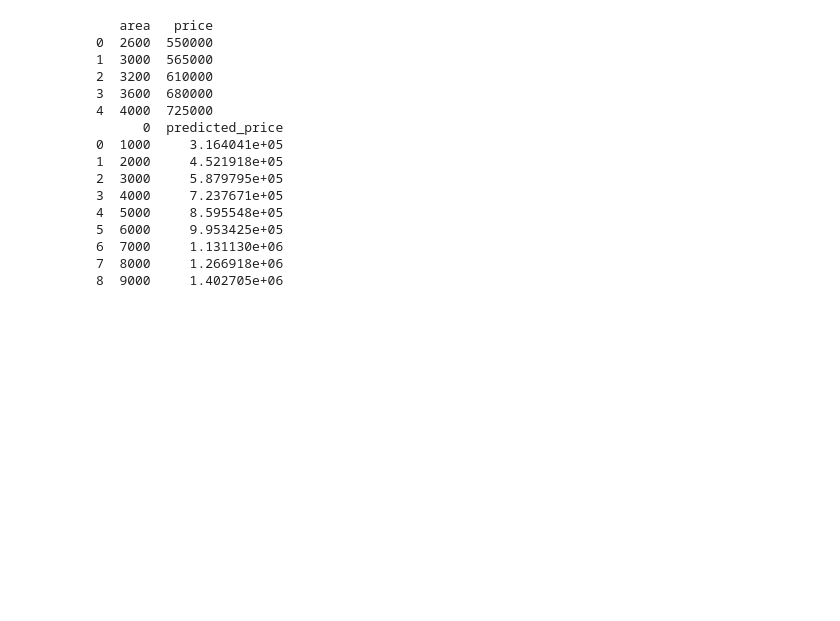
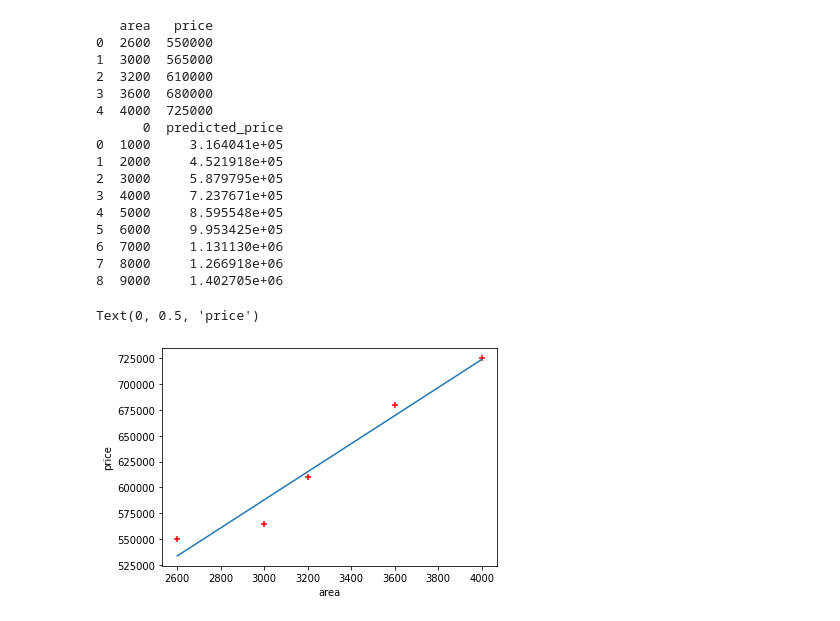
Before and after one commit to sab112/myfirstrepo, a Jupyter notebook: myLinearReg_houseAreaPrice_singleVariable.ipynb, the cells around one changed output. Saved outputs shown, nothing was run; the diff lists cells and outputs as text; code cells hidden in the pictures; blank space fills up the shorter version.

```diff
--- a/myLinearReg_houseAreaPrice_singleVariable.ipynb
+++ b/myLinearReg_houseAreaPrice_singleVariable.ipynb
@@ -109,3 +108,12 @@ print(B)
 6  7000     1.131130e+06
 7  8000     1.266918e+06
 8  9000     1.402705e+06
+# %%
+# visualize - scatter trainin data, plot the line from the LinearRegression by giving same areas in predict
+plt.plot(df.area,reg.predict(new_df))
+plt.scatter(df.area,df.price,color='red',marker='+')
+plt.xlabel('area')
+plt.ylabel('price')
+# %% [output]
+Text(0, 0.5, 'price')
+[figure, added]
```
Also changed, not shown: parts of 1 cell of this notebook.
